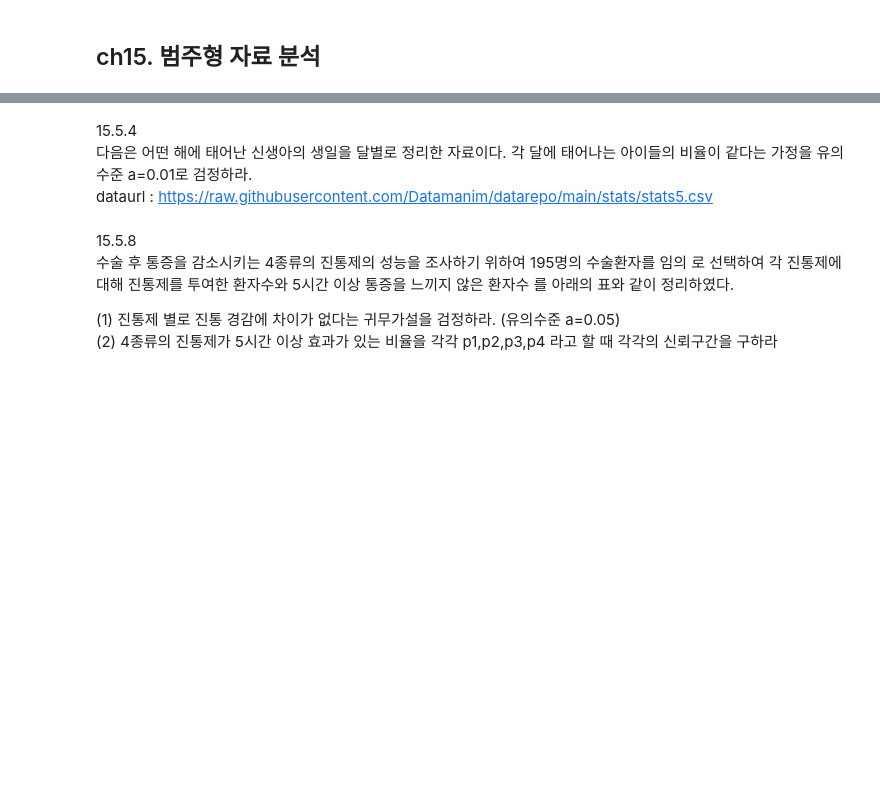
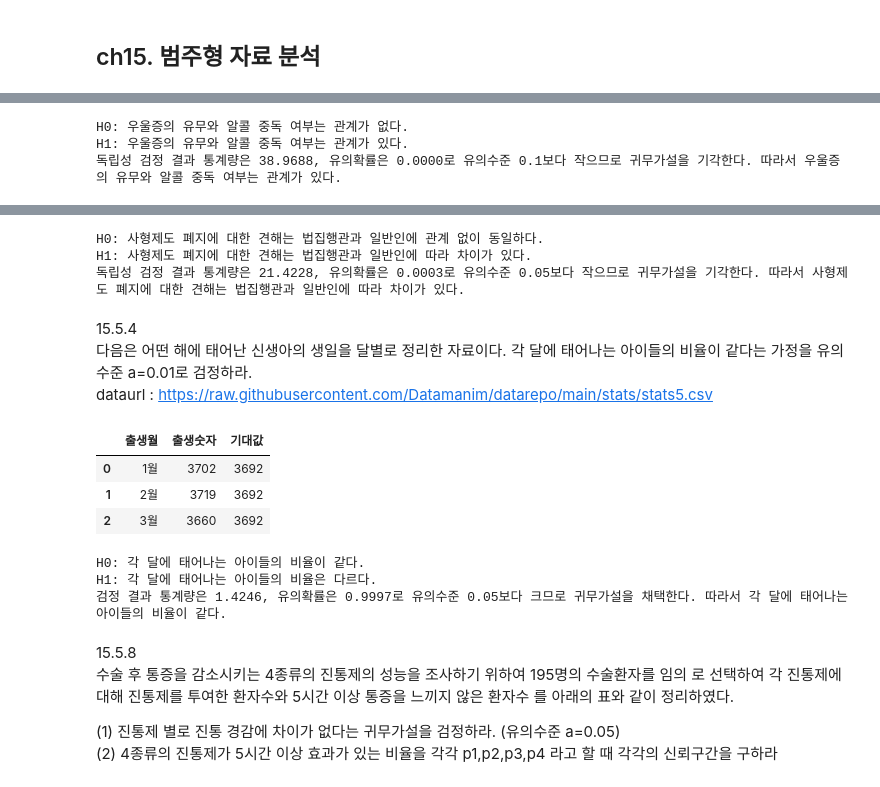
Before and after one commit to kjh8331267/ADP_Study, a Jupyter notebook: stats_adp31_jhkim.ipynb, the cells around one changed output, grey strips where cells are left out. Drawn from its saved outputs; the diff is of its cells as text; code cells hidden in the pictures; blank space fills up the shorter version.

```diff
--- a/stats_adp31_jhkim.ipynb
+++ b/stats_adp31_jhkim.ipynb
@@ -678,15 +987,63 @@ $n$= 15, $\bar x$=10.8, $\bar y$=122.7 , $S_{xx}$=70.6, $S_{yy}$=98.5, $S_{xy}$=
 스트레스를 받는 직종에 근무하는 185명에 대한 조사를 통하여 다음과 같은 표를 얻었다.
 우울증의 유무와 알콜 중독과 관계가 있는가? 유의수준 	α = 0.1로 검정하라.
 <br></br><img src="https://github.com/Datamanim/datarepo/blob/main/stats/stats_image2.png?raw=true" align="left"><br></br>
+# %%
+import pandas as pd
+from scipy import stats
+df = pd.DataFrame({'중독':[54, 22], '정상':[27, 82]})
+stats, pvalue, dof, exp_freq = stats.chi2_contingency(df, correction = False)
+print('H0: 우울증의 유무와 알콜 중독 여부는 관계가 없다.')
+print('H1: 우울증의 유무와 알콜 중독 여부는 관계가 있다.')
+print('독립성 검정 결과 통계량은 {:.4f}, 유의확률은 {:.4f}로 유의수준 0.1보다 작으므로 귀무가설을 기각한다. 따라서 우울증의 유무와 알콜 중독 여부는 관계가 있다.'
+      .format(stats, pvalue))
+# %% [output]
+H0: 우울증의 유무와 알콜 중독 여부는 관계가 없다.
+H1: 우울증의 유무와 알콜 중독 여부는 관계가 있다.
+독립성 검정 결과 통계량은 38.9688, 유의확률은 0.0000로 유의수준 0.1보다 작으므로 귀무가설을 기각한다. 따라서 우울증의 유무와 알콜 중독 여부는 관계가 있다.
 # %% [markdown]
 15.5.2
 사형제도 폐지에 대한 대규모 여론조사 결과와 같은 조사를 임의로 선택한 200명의 법집행관들에게 질문한 결과가 다음과 같다.
 이 두 자료로부터 법집행관의 사형제도 폐지에 대한 견해가 일반인과 차이가 있다고 할 수 있는 가? (유의수준 α=0.05)
 <br></br><img src="https://github.com/Datamanim/datarepo/blob/main/stats/stats_image3.png?raw=true" align="left"><br></br>
+# %%
+import pandas as pd
+from scipy import stats
+df = pd.DataFrame({'여론조사':[40, 60, 40, 40, 20], '법집행관':[28, 36, 36, 52, 48]})
+stats, pvalue, dof, exp_freq = stats.chi2_contingency(df, correction = False)
+print('H0: 사형제도 폐지에 대한 견해는 법집행관과 일반인에 관계 없이 동일하다.')
+print('H1: 사형제도 폐지에 대한 견해는 법집행관과 일반인에 따라 차이가 있다.')
+print('동질성 검정 결과 통계량은 {:.4f}, 유의확률은 {:.4f}로 유의수준 0.05보다 작으므로 귀무가설을 기각한다. 따라서 사형제도 폐지에 대한 견해는 법집행관과 일반인에 따라 차이가 있다.'
+      .format(stats, pvalue))
+# %% [output]
+H0: 사형제도 폐지에 대한 견해는 법집행관과 일반인에 관계 없이 동일하다.
+H1: 사형제도 폐지에 대한 견해는 법집행관과 일반인에 따라 차이가 있다.
+독립성 검정 결과 통계량은 21.4228, 유의확률은 0.0003로 유의수준 0.05보다 작으므로 귀무가설을 기각한다. 따라서 사형제도 폐지에 대한 견해는 법집행관과 일반인에 따라 차이가 있다.
 # %% [markdown]
 15.5.4
 다음은 어떤 해에 태어난 신생아의 생일을 달별로 정리한 자료이다. 각 달에 태어나는 아이들의 비율이 같다는 가정을 유의수준 a=0.01로 검정하라.
 dataurl : https://raw.githubusercontent.com/Datamanim/datarepo/main/stats/stats5.csv
+# %%
+import re
+import pandas as pd
+from scipy import stats
+df = pd.read_csv('https://raw.githubusercontent.com/Datamanim/datarepo/main/stats/stats5.csv')
+df.출생숫자 = list(map(lambda x: int(re.sub(',', '',x)), df.출생숫자))
+df['기대값'] = int(df.출생숫자.sum()/12)
+display(df.head(3))
+stats, pvalue, dof, exp_freq = stats.chi2_contingency(df[['출생숫자', '기대값']], correction = False)
+
+print('H0: 각 달에 태어나는 아이들의 비율이 같다.')
+print('H1: 각 달에 태어나는 아이들의 비율은 다르다.')
+print('검정 결과 통계량은 {:.4f}, 유의확률은 {:.4f}로 유의수준 0.05보다 크므로 귀무가설을 채택한다. 따라서 각 달에 태어나는 아이들의 비율이 같다.'
+      .format(stats, pvalue))
+# %% [output]
+|  | 출생월 | 출생숫자 | 기대값 |
+| 0 | 1월 | 3702 | 3692 |
+| 1 | 2월 | 3719 | 3692 |
+| 2 | 3월 | 3660 | 3692 |
+H0: 각 달에 태어나는 아이들의 비율이 같다.
+H1: 각 달에 태어나는 아이들의 비율은 다르다.
+검정 결과 통계량은 1.4246, 유의확률은 0.9997로 유의수준 0.05보다 크므로 귀무가설을 채택한다. 따라서 각 달에 태어나는 아이들의 비율이 같다.
 # %% [markdown]
 15.5.8
 수술 후 통증을 감소시키는 4종류의 진통제의 성능을 조사하기 위하여 195명의 수술환자를 임의 로 선택하여 각 진통제에 대해 진통제를 투여한 환자수와 5시간 이상 통증을 느끼지 않은 환자수 를 아래의 표와 같이 정리하였다.
```
Also changed, not shown: parts of 30 cells of this notebook, 1 other file.
